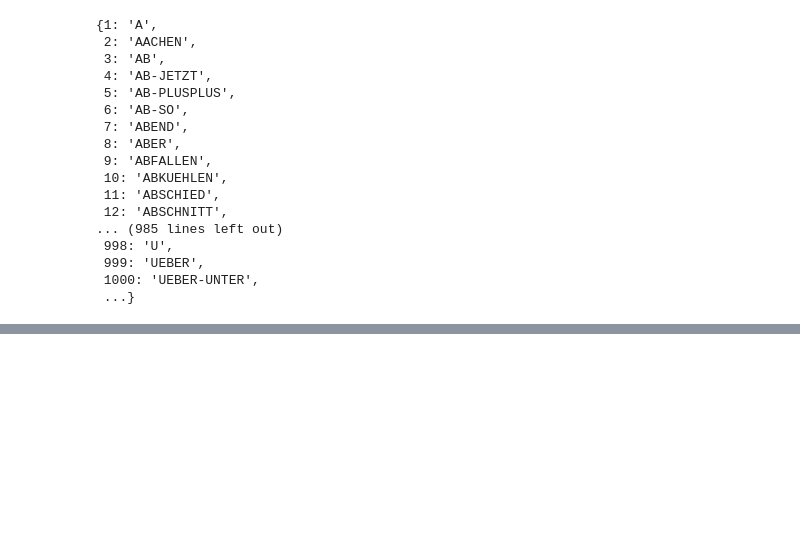
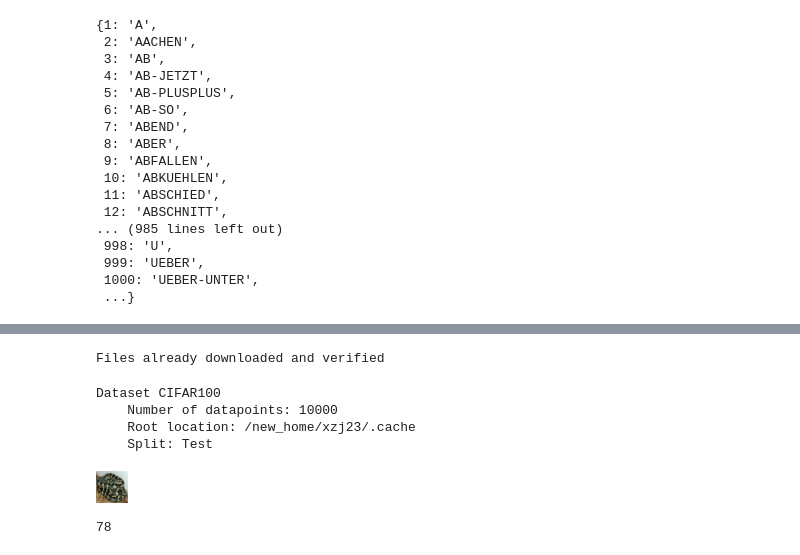
Before and after one commit to hsuzjx/SLRT, a Jupyter notebook: Test.ipynb, the cells around one changed output, grey strips where cells are left out. Saved outputs shown, nothing was run; the diff lists cells and outputs as text; code cells hidden in the pictures; blank space fills up the shorter version.

```diff
--- a/Test.ipynb
+++ b/Test.ipynb
@@ -516,0 +729,23 @@ dict((v, k) for k, v in gloss_dict.item().items())
+# %%
+cifar100 = CIFAR100(root=os.path.expanduser("~/.cache"), download=True, train=False)
+# %% [output]
+Files already downloaded and verified
+# %%
+cifar100
+# %% [output]
+Dataset CIFAR100
+    Number of datapoints: 10000
+    Root location: /new_home/xzj23/.cache
+    Split: Test
+# %%
+image, class_id = cifar100[3637]
+image_input = preprocess(image).unsqueeze(0).to(device)
+text_inputs = torch.cat([clip.tokenize(f"a photo of a {c}") for c in cifar100.classes]).to(device)
+# %%
+image
+# %% [output]
+[figure, added]
+# %%
+class_id
+# %% [output]
+78
```
Also changed, not shown: parts of 22 cells of this notebook, 6 other files.
